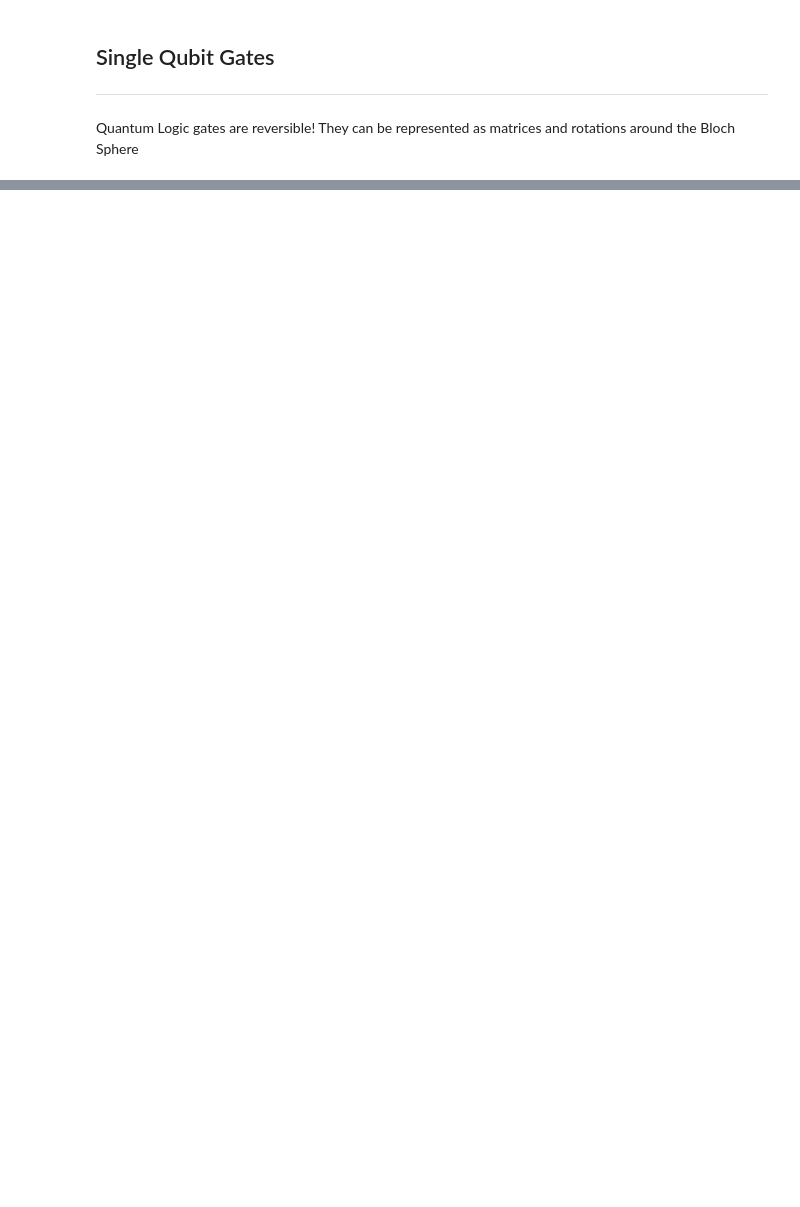
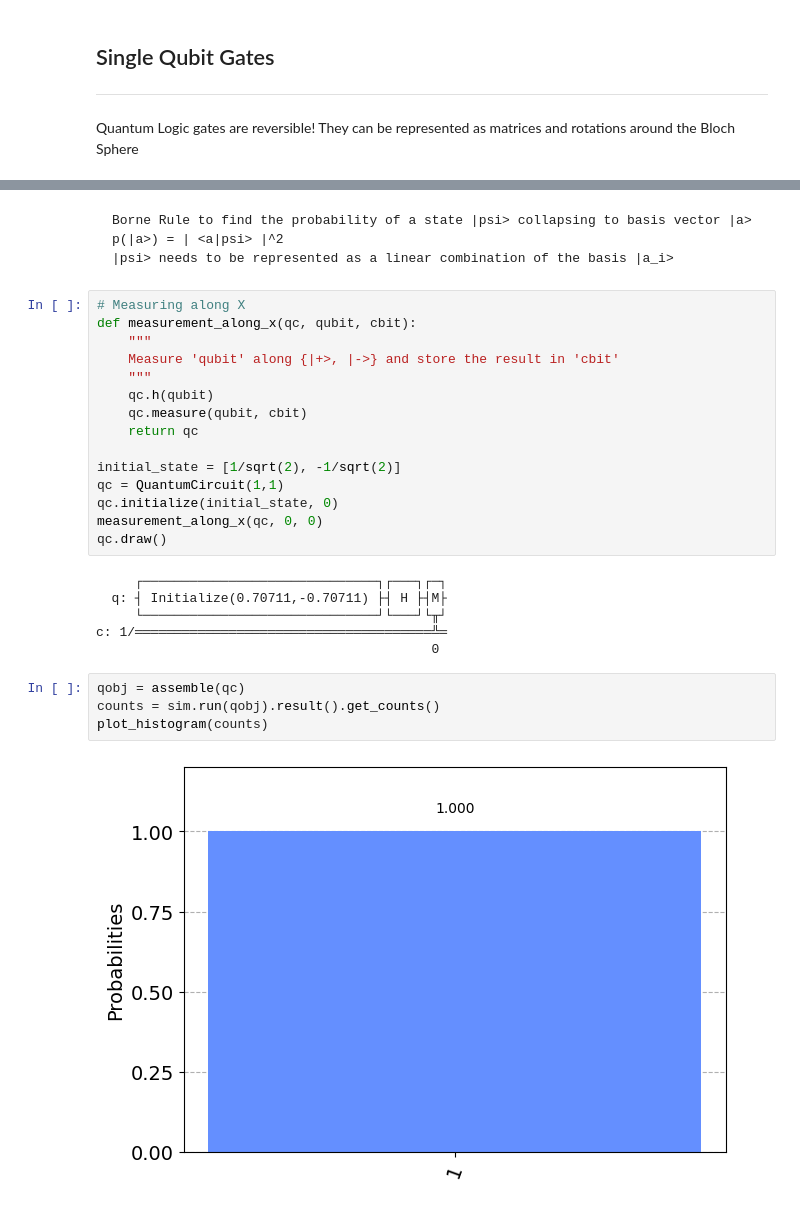
Before and after one commit to Chasmiccoder/IBM-Quantum-Challenges, a Jupyter notebook: Qiskit-Textbook/p03_Single_Qubit_Gates.ipynb, the cells around one changed output, grey strips where cells are left out. Saved outputs shown, nothing was run; the diff lists cells and outputs as text; blank space fills up the shorter version.

Commit message:
qiskit tb: Single Qubit Gates

````diff
--- a/Qiskit-Textbook/p03_Single_Qubit_Gates.ipynb
+++ b/Qiskit-Textbook/p03_Single_Qubit_Gates.ipynb
@@ -34,0 +52,33 @@ plot_bloch_multivector(out_state)
+# %% [markdown]
+```
+Borne Rule to find the probability of a state |psi> collapsing to basis vector |a>
+p(|a>) = | <a|psi> |^2
+|psi> needs to be represented as a linear combination of the basis |a_i>
+```
+# %%
+# Measuring along X
+def measurement_along_x(qc, qubit, cbit):
+    """
+    Measure 'qubit' along {|+>, |->} and store the result in 'cbit'
+    """
+    qc.h(qubit)
+    qc.measure(qubit, cbit)
+    return qc
+
+initial_state = [1/sqrt(2), -1/sqrt(2)]
+qc = QuantumCircuit(1,1)
+qc.initialize(initial_state, 0)
+measurement_along_x(qc, 0, 0)
+qc.draw()
+# %% [output]
+     ┌──────────────────────────────┐┌───┐┌─┐
+  q: ┤ Initialize(0.70711,-0.70711) ├┤ H ├┤M├
+     └──────────────────────────────┘└───┘└╥┘
+c: 1/══════════════════════════════════════╩═
+                                           0
+# %%
+qobj = assemble(qc)
+counts = sim.run(qobj).result().get_counts()
+plot_histogram(counts)
+# %% [output]
+[figure, added]
````
Also changed, not shown: parts of 16 cells of this notebook, 1 other file.
